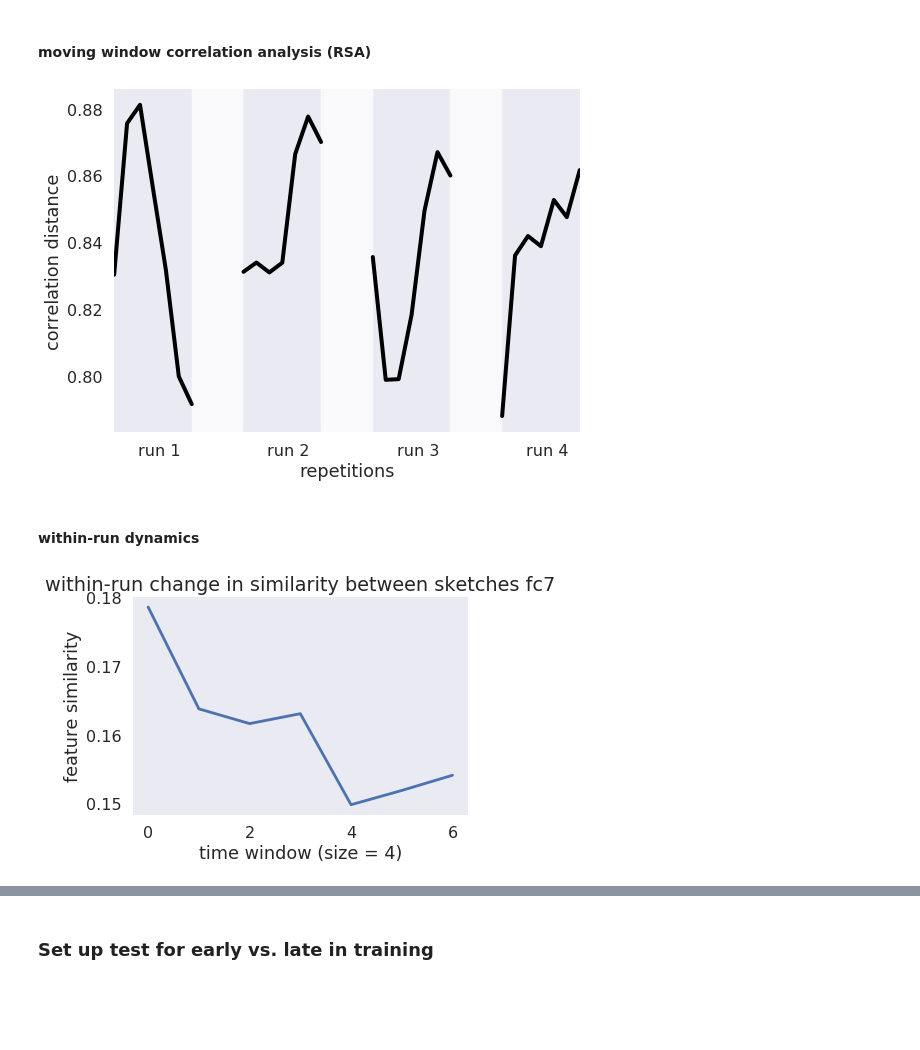
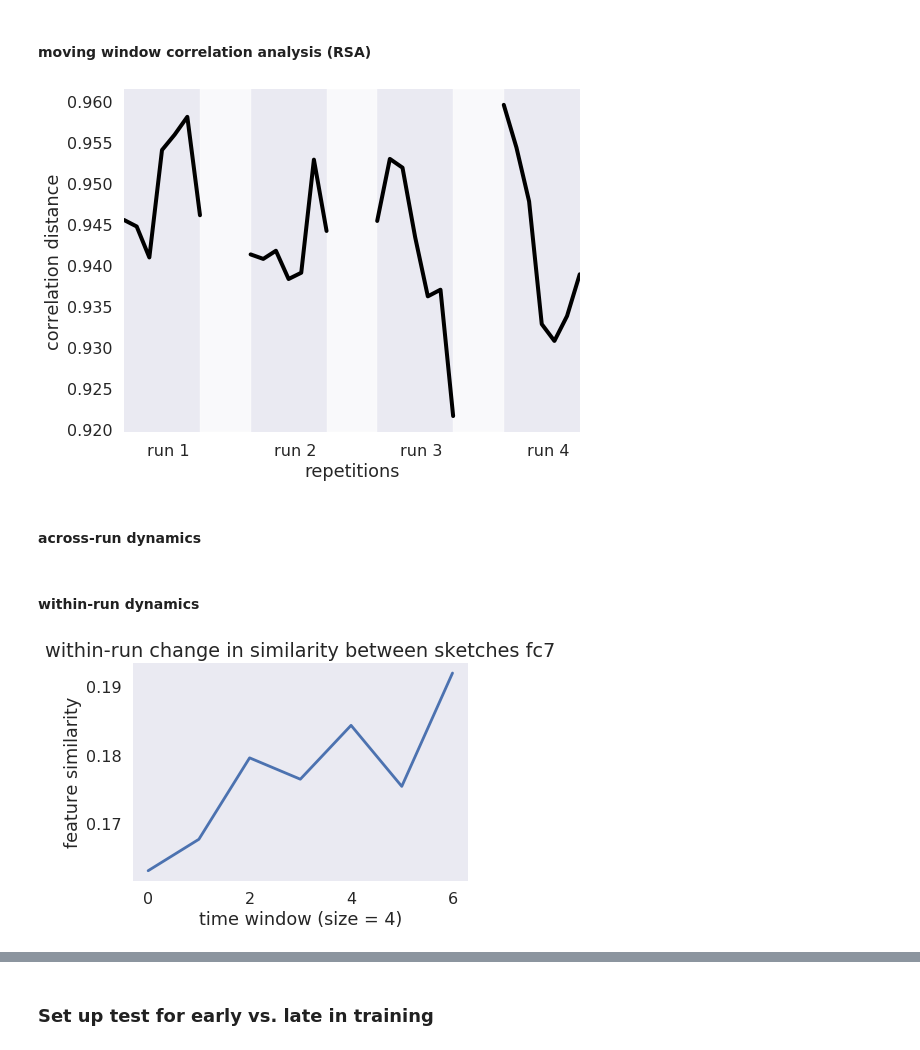
Before and after one commit to judithfan/sketchfeat, a Jupyter notebook: sketches/sketch_feature_analysis_Judy.ipynb, the cells around one changed output, grey strips where cells are left out. Drawn from its saved outputs; the diff is of its cells as text; code cells hidden in the pictures; blank space fills up the shorter version.

```diff
--- a/sketches/sketch_feature_analysis_Judy.ipynb
+++ b/sketches/sketch_feature_analysis_Judy.ipynb
@@ -44,14 +44,17 @@ vgg19_features = deepcopy(vgg19.features)
 vgg19_classifier = deepcopy(vgg19.classifier)
 
 # remove last layer of classifier
+vgg19_fc6 = nn.Sequential(*(list(vgg19_classifier.children())[:-4]))
 vgg19_classifier = nn.Sequential(*(list(vgg19_classifier.children())[:-1]))
 
 if use_cuda:
     vgg19_features.cuda(cuda_device)
     vgg19_classifier.cuda(cuda_device)
+    vgg19_fc6.cuda(cuda_device)
 
 deactivate(vgg19_features)
 deactivate(vgg19_classifier)
+deactivate(vgg19_fc6)
 
 # extract features at conv3_1
 vgg19_conv3_1 = nn.Sequential(*(list(vgg19_features.children())[:12]))
@@ -362,6 +377,12 @@ if get_pool_5:
     np.save('FEATURES_P5.npy',FEAT_C31)
     np.save('LABELS_P5.npy',_Labels)
     _X.to_csv('METADATA_P5.csv')
+
+if get_fc6:
+    FEAT_FC6 = normalize(Features_FC6[inds])
+    np.save('FEATURES_FC6.npy',FEAT_FC6)
+    np.save('LABELS_FC6.npy',_Labels)
+    _X.to_csv('METADATA_FC6.csv')
 # %% [output]
 [figure]
 # %%
@@ -377,9 +398,10 @@ def get_class_means(X, labels):
     return _mu
 # %%
 # plot OBJPOSE-level similarity matrix -- sorted by object and pose
-sns.set_style('white')
-views = _X.objpose.values
-means = get_class_means(FEAT_P5, views)
-plt.matshow(np.corrcoef(means))
-plt.colorbar()
+if get_pool_5:
+    sns.set_style('white')
+    views = _X.objpose.values
+    means = get_class_means(FEAT_P5, views)
+    plt.matshow(np.corrcoef(means))
+    plt.colorbar()
 # %% [output]
@@ -387 +408,9 @@ plt.colorbar()
 [figure]
+# %%
+# plot OBJPOSE-level similarity matrix -- sorted by object and pose
+if get_fc6:
+    sns.set_style('white')
+    views = _X.objpose.values
+    means = get_class_means(FEAT_FC6, views)
+    plt.matshow(np.corrcoef(means))
+    plt.colorbar()
@@ -456,14 +485,16 @@ _X = assign_axis_to_metadata(_X)
 #### moving window correlation analysis (RSA)
 # %%
 ### which feature embedding are you using?
-which_feat = 'fc7'
+which_feat = 'fc6'
 
 if which_feat == 'fc7':
-    FEATMAT = _Features
+    FEATMAT = FEAT_FC7
+elif which_feat =='fc6':
+    FEATMAT = FEAT_P5
+elif which_feat =='pool5':
+    FEATMAT = FEAT_P5
 elif which_feat =='conv3_1':
     FEATMAT = FEAT_C31
-elif which_feat =='pool5':
-    FEATMAT = FEAT_P5
 
 # width of moving window in # of trials
 window_size = 4
@@ -483,36 +514,40 @@ for sub in subs:
         axis = np.unique(_X[_X.subj==sub].axis.values)[0]
         o1 = axis.split('_')[0]
         o2 = axis.split('_')[1]
-        o1_inds = (_X.label==o1) & (_X.subj==sub) & (pd.to_numeric(X['trial'])>=start) & (pd.to_numeric(X['trial'])<=end)
-        o2_inds = (_X.label==o2) & (_X.subj==sub) & (pd.to_numeric(X['trial'])>=start) & (pd.to_numeric(X['trial'])<=end)
+        o1_inds = (_X.label==o1) & (_X.subj==sub) & (pd.to_numeric(_X['trial'])>=start) & (pd.to_numeric(_X['trial'])<end)
+        o2_inds = (_X.label==o2) & (_X.subj==sub) & (pd.to_numeric(_X['trial'])>=start) & (pd.to_numeric(_X['trial'])<end)
+        assert sum(o1_inds)==window_size/2
+        assert sum(o2_inds)==window_size/2
         FEAT_o1 = FEATMAT[o1_inds]
         FEAT_o2 = FEATMAT[o2_inds]
         MEANFEAT_o1 = FEATMAT[o1_inds].mean(0)
         MEANFEAT_o2 = FEATMAT[o2_inds].mean(0)
         sim.append(stats.pearsonr(MEANFEAT_o1,MEANFEAT_o2)[0])
     SIM.append(sim)
 SIM = np.array(SIM)
 
 ## plot time series across runs of training
 sns.set_context('poster')
 sns.set_style('dark')
 fig = plt.figure(figsize=(8,6))
 plt.xlabel('repetitions')
 plt.ylabel('correlation distance')
 plt.xlim(0,36)
 for i,j in zip([0,10,20,30],[7,17,27,37]):
     x_inds = list(np.arange(i,j))
     y_vals = 1-SIM.mean(0)[x_inds]
     plt.plot(x_inds,y_vals,'k',linewidth=4)
 # for i,j in zip([0,10,20,30],[6,16,26,36]):
 #     plt.axvspan(i,j, alpha=0.4, color='red')
 for i,j in zip([6,16,26],[10,20,30]):
     plt.axvspan(i,j, alpha=0.75, color='white')
 run_labels = ['run 1','run 2','run 3', 'run 4']
 tick = plt.xticks(np.arange(3.5, 36,10.0),run_labels)
 plt.tight_layout()
 if not os.path.exists('./plots'):
     os.makedirs('./plots')
 plt.savefig(os.path.join('./plots','similarity_sketch_timecourse_allruns_{}.pdf'.format(which_feat)))
 # %% [output]
-[figure, old version]
+[figure, new version]
+# %% [markdown]
+#### across-run dynamics
@@ -522,16 +607,20 @@ plt.savefig(os.path.join('./plots','similarity_sketch_timecourse_allruns_{}.pdf'
 which_feat = 'fc7'
 
 if which_feat == 'fc7':
-    FEATMAT = _Features
+    FEATMAT = FEAT_FC7
+elif which_feat =='fc6':
+    FEATMAT = FEAT_P5
+elif which_feat =='pool5':
+    FEATMAT = FEAT_P5
 elif which_feat =='conv3_1':
     FEATMAT = FEAT_C31
-elif which_feat =='pool5':
-    FEATMAT = FEAT_P5
 
 num_runs = 4
 run_length = 10
 first_trial = int(min(X.trial))
 last_trial = int(max(X.trial))
+window_size = 4 # width of moving window in # of trials
+
 
 subs = np.unique(_X.subj)
 SIM = []
@@ -541,7 +630,6 @@ for sub in subs:
         sim = []
         start = first_trial + run_length*n
         end = first_trial + run_length*(n+1) - 1
-        window_size = 4 # width of moving window in # of trials
         num_windows = end-start-window_size+2 ##
         for _n in np.arange(num_windows):
             _start = start + _n
@@ -549,8 +637,10 @@ for sub in subs:
             axis = np.unique(_X[_X.subj==sub].axis.values)[0]
             o1 = axis.split('_')[0]
             o2 = axis.split('_')[1]
-            o1_inds = (_X.label==o1) & (_X.subj==sub) & (pd.to_numeric(X['trial'])>=_start) & (pd.to_numeric(X['trial'])<=_end)
-            o2_inds = (_X.label==o2) & (_X.subj==sub) & (pd.to_numeric(X['trial'])>=_start) & (pd.to_numeric(X['trial'])<=_end)
+            o1_inds = (_X.label==o1) & (_X.subj==sub) & (pd.to_numeric(_X['trial'])>=_start) & (pd.to_numeric(_X['trial'])<_end)
+            o2_inds = (_X.label==o2) & (_X.subj==sub) & (pd.to_numeric(_X['trial'])>=_start) & (pd.to_numeric(_X['trial'])<_end)
+            assert sum(o1_inds)==window_size/2
+            assert sum(o2_inds)==window_size/2
             FEAT_o1 = FEATMAT[o1_inds]
             FEAT_o2 = FEATMAT[o2_inds]
             MEANFEAT_o1 = FEAT_o1.mean(0)
@@ -565,7 +655,6 @@ plt.plot(SIM.mean(0).mean(0))
 plt.xlabel('time window (size = {})'.format(window_size))
 plt.ylabel('feature similarity')
 plt.title('within-run change in similarity between sketches {}'.format(which_feat))
-
 
 ## compute spearman correlation between time window and feature similarity within-run as index of learning
 ## spearman correlation over each run separately, then mean
@@ -590,7 +679,7 @@ W = W.transpose()
 W.columns = ['subj','runwise_similarity_change']
 W.to_csv('sketch_similarity_timecourse_within_run_{}.csv'.format(which_feat))
 # %% [output]
-[figure, old version]
+[figure, new version]
 # %%
 ## grand-mean normalize subjects (subtract subject mean, add back grand mean)
 sub_means = SIM.mean(1).mean(1)
```
Also changed, not shown: parts of 8 cells of this notebook, 2 other files.
